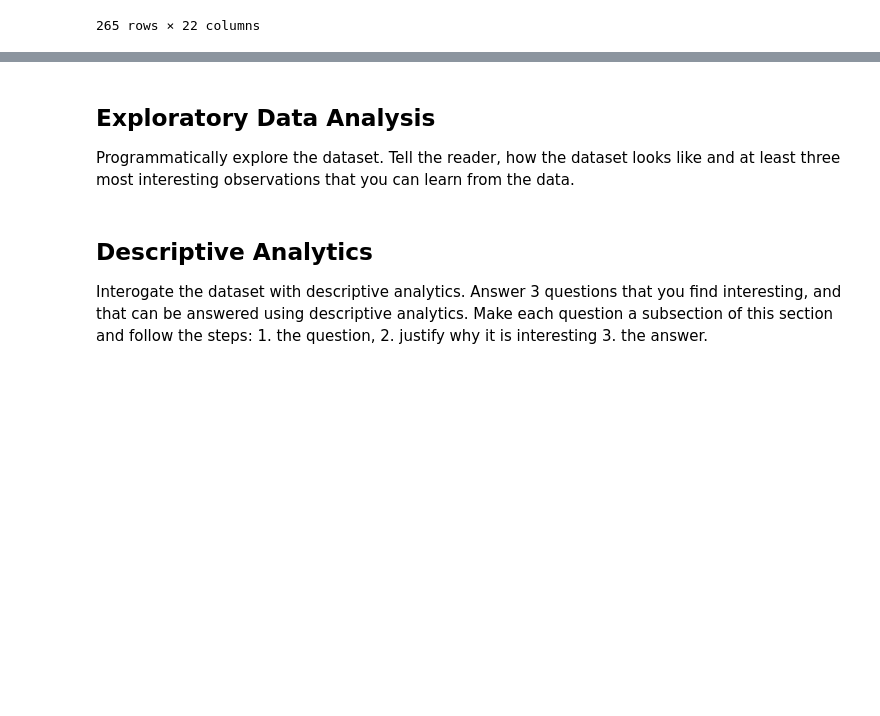
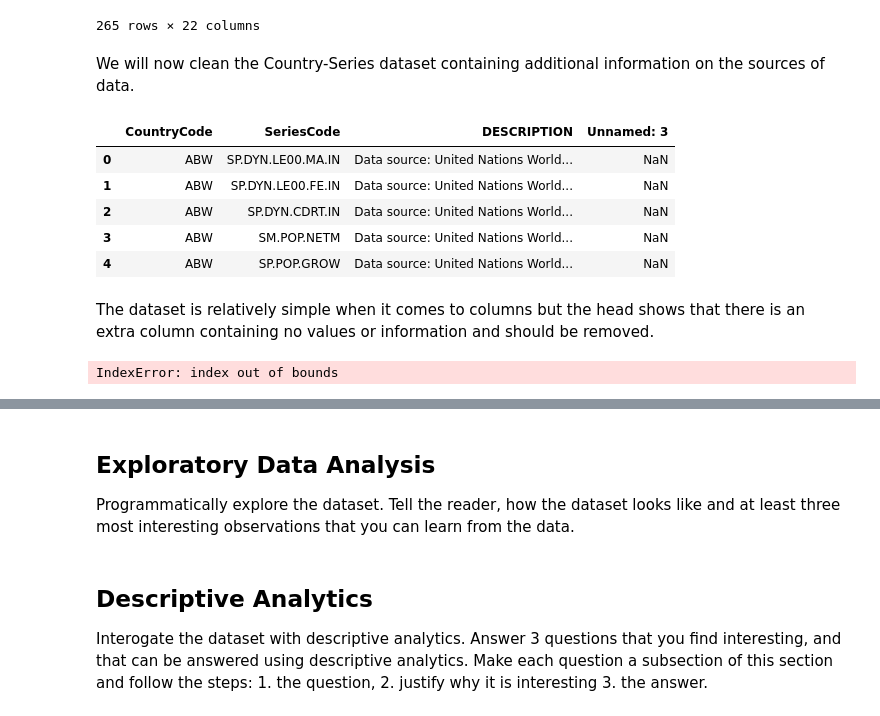
Before and after one commit to R-Bagala/Data-Science-Assignment-UoS, a Jupyter notebook: 3428295_CSCU9M3_TheAssignment_Aut26.ipynb, the cells around one changed output, grey strips where cells are left out. Drawn from its saved outputs; the diff is of its cells as text; code cells hidden in the pictures; blank space fills up the shorter version.

Commit message:
Cleaned the second dataset.

```diff
--- a/3428295_CSCU9M3_TheAssignment_Aut26.ipynb
+++ b/3428295_CSCU9M3_TheAssignment_Aut26.ipynb
@@ -96,3 +92,27 @@ clean_country.drop_duplicates()
 | 263 | ZMB | Zambia | Republic of Zambia | National accounts data were rebas... | Sub-Saharan Africa | Low income | ZM | ... |
 | 264 | ZWE | Zimbabwe | Republic of Zimbabwe | National Accounts data are report... | Sub-Saharan Africa | Lower middle income | ZW | ... |
 265 rows × 22 columns
+# %% [markdown]
+We will now clean the Country-Series dataset containing additional information on the sources of data.
+# %%
+#loading the dataset
+country_series = pd.read_csv("C:/Users/bagal/OneDrive/Desktop/Data Science Assignment/hnp_stats_csv/HNP_StatsCountry-Series.csv")
+
+#creating a copy and inspecting it
+clean_country_series = country_series.copy()
+clean_country_series.head()
+# %% [output]
+|  | CountryCode | SeriesCode | DESCRIPTION | Unnamed: 3 |
+| 0 | ABW | SP.DYN.LE00.MA.IN | Data source: United Nations World... | NaN |
+| 1 | ABW | SP.DYN.LE00.FE.IN | Data source: United Nations World... | NaN |
+| 2 | ABW | SP.DYN.CDRT.IN | Data source: United Nations World... | NaN |
+| 3 | ABW | SM.POP.NETM | Data source: United Nations World... | NaN |
+| 4 | ABW | SP.POP.GROW | Data source: United Nations World... | NaN |
+# %% [markdown]
+The dataset is relatively simple when it comes to columns but the head shows that there is an extra column containing no values or information and should be removed.
+# %%
+#removing 4th column. Axis=1 means the operation will be done on a column
+clean_country_series.drop(
+    clean_country_series.columns[3], axis=1, inplace=True)
+# %% [output]
+IndexError: index out of bounds
```
Also changed, not shown: parts of 4 cells of this notebook, 1 other file.
